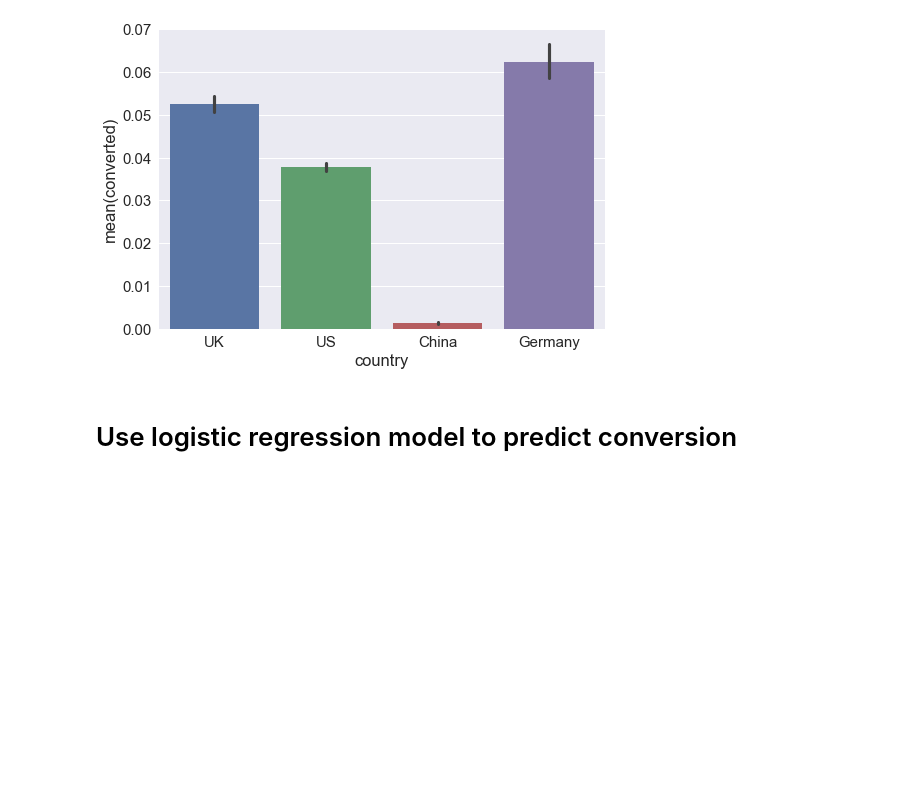
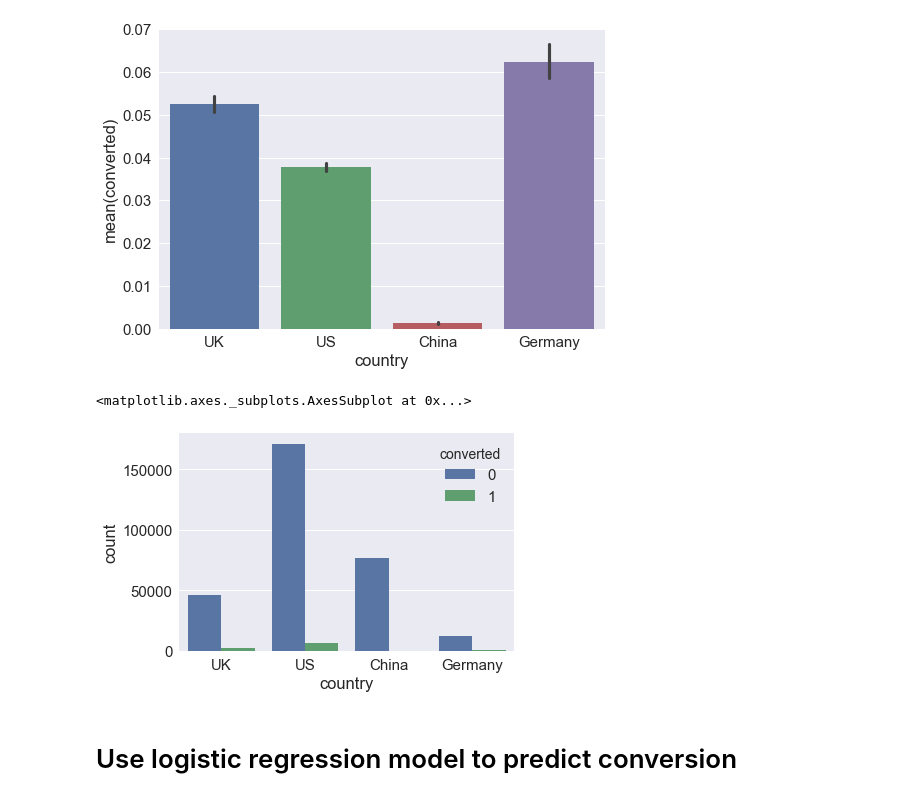
Before and after one commit to mizhazha/insight_data_challenge, a Jupyter notebook: challenge3/data_challenge_3.ipynb, the cells around one changed output. Drawn from its saved outputs; the diff is of its cells as text; code cells hidden in the pictures; blank space fills up the shorter version.

```diff
--- a/challenge3/data_challenge_3.ipynb
+++ b/challenge3/data_challenge_3.ipynb
@@ -74,6 +74,11 @@ sns.barplot(x='country',y='converted',data=raw_data)
 # %% [output]
 <matplotlib.axes._subplots.AxesSubplot at 0x...>
 [figure]
+# %%
+sns.countplot(x="country", hue="converted", data=raw_data)
+# %% [output]
+<matplotlib.axes._subplots.AxesSubplot at 0x...>
+[figure, added]
 # %% [markdown]
 # Use logistic regression model to predict conversion
 # %%
```
Also changed, not shown: parts of 1 cell of this notebook.
